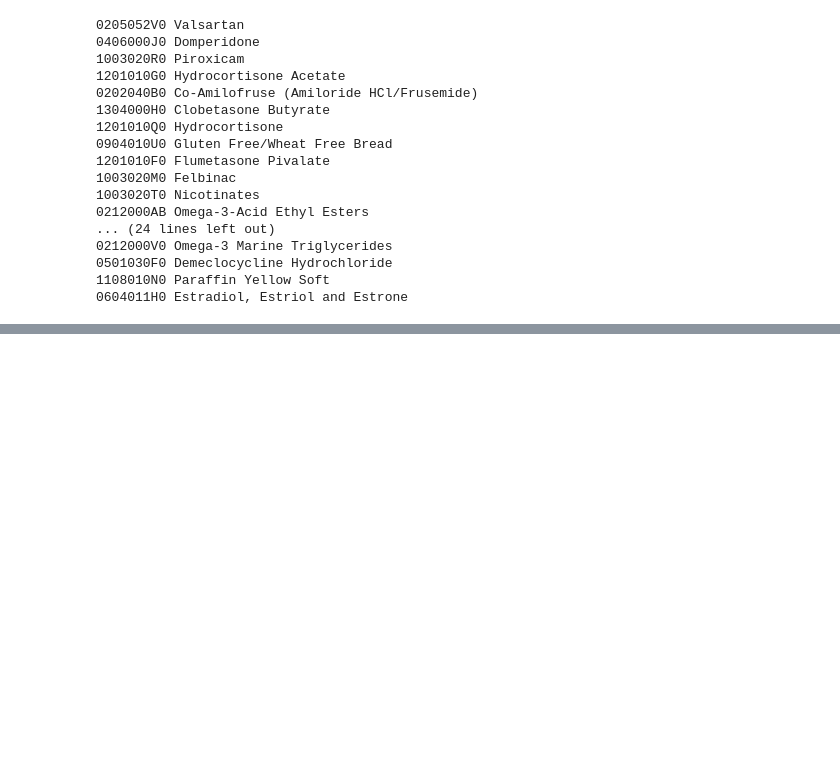
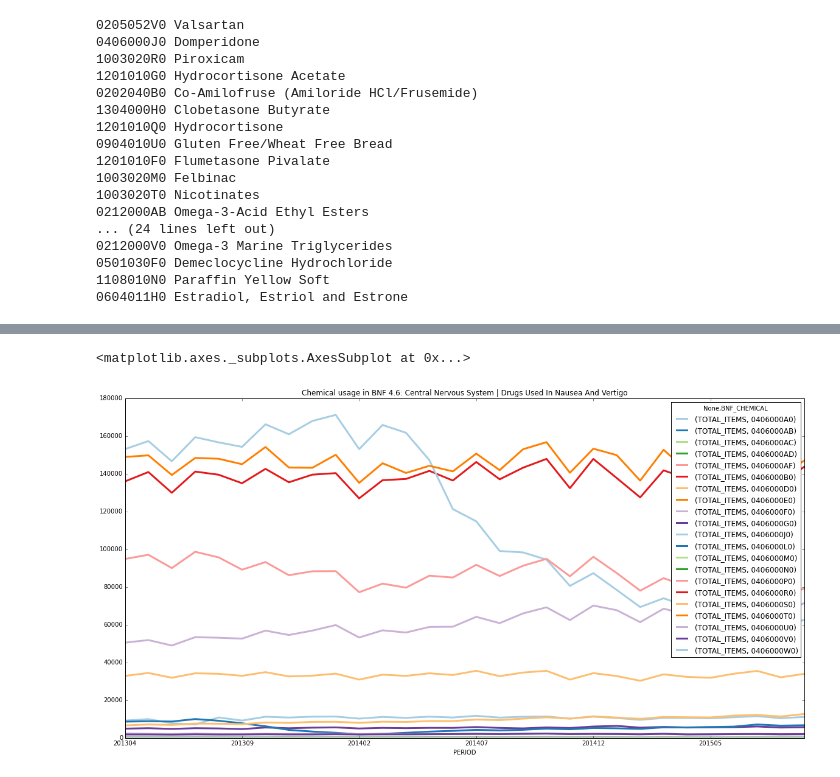
Before and after one commit to tdbudden/hscictools, a Jupyter notebook: notebooks/Brute-force time step detection.ipynb, the cells around one changed output, grey strips where cells are left out. Cells and saved outputs as stored; diff of their text form; code cells hidden in the pictures; blank space fills up the shorter version.

```diff
--- a/notebooks/Brute-force time step detection.ipynb
+++ b/notebooks/Brute-force time step detection.ipynb
@@ -108,0 +120,8 @@ for highscorer in scores.sort(columns=['TOTAL_ITEMS'],ascending=False)[:40].inde
+# %%
+colors='#a6cee3,#1f78b4,#b2df8a,#33a02c,#fb9a99,#e31a1c,#fdbf6f,#ff7f00,#cab2d6,#6a3d9a'.split(',')
+df[df.index.map(lambda i: i[0][:4]=="0406")].unstack(0).fillna(0)[['TOTAL_ITEMS']].\
+    plot(figsize=(20,10),colors=colors,legend=True,linewidth=3,
+         title="Chemical usage in BNF 4.6: Central Nervous System | Drugs Used In Nausea And Vertigo")
+# %% [output]
+<matplotlib.axes._subplots.AxesSubplot at 0x...>
+[figure, added]
```
Also changed, not shown: parts of 2 cells of this notebook.
